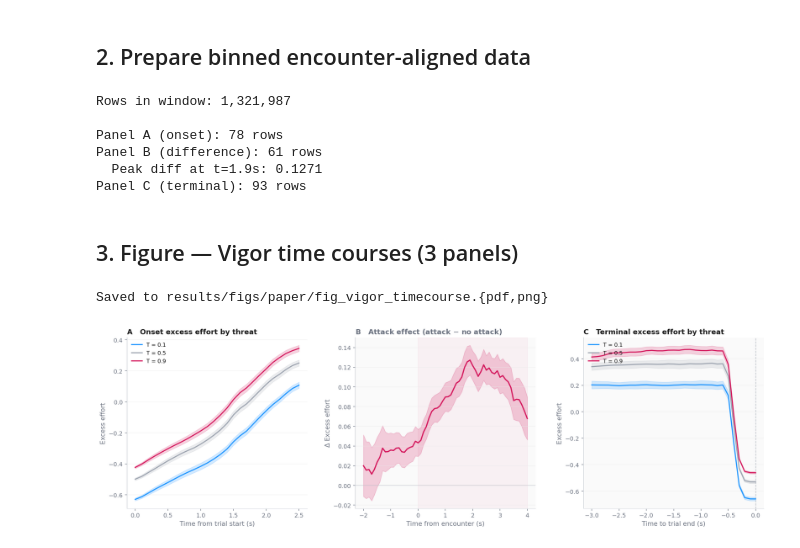
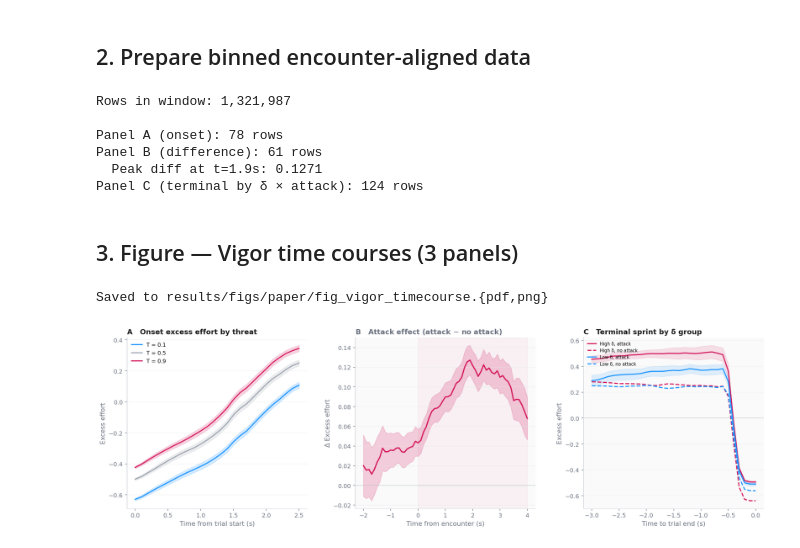
Before and after one commit to nssokada/EffortForagingUnderThreat, a Jupyter notebook: notebooks/06_paper_pipeline/11_vigor_timecourse.ipynb, the cells around one changed output. Drawn from its saved outputs; the diff is of its cells as text; code cells hidden in the pictures.

```diff
--- a/notebooks/06_paper_pipeline/11_vigor_timecourse.ipynb
+++ b/notebooks/06_paper_pipeline/11_vigor_timecourse.ipynb
@@ -103,32 +103,39 @@ panel_b = _diff.groupby('t_bin')['attack_effect'].agg(['mean','sem']).reset_inde
 print(f"Panel B (difference): {len(panel_b)} rows")
 print(f"  Peak diff at t={panel_b.loc[panel_b['mean'].idxmax(), 't_bin']:.1f}s: {panel_b['mean'].max():.4f}")
 
-# ── Panel C data: TERMINAL period excess by threat (end-aligned) ─────────
+# ── Panel C data: Terminal attack effect by HIGH vs LOW δ ────────────────
+import os, sys
+params_v = pd.read_csv('/workspace/results/stats/mcmc_vigor_params.csv')
+ts = ts.merge(params_v[['subj','delta_mcmc']], on='subj', how='left')
+delta_median = ts.groupby('subj')['delta_mcmc'].first().median()
+ts['delta_group'] = np.where(ts['delta_mcmc'] >= delta_median, 'High', 'Low')
+
 ts_term = ts[(ts['t_end'] >= -3.0) & (ts['t_end'] <= 0)].copy()
 ts_term['t_bin'] = (ts_term['t_end'] / BIN_SIZE).round() * BIN_SIZE
 ts_term['t_bin'] = ts_term['t_bin'].round(2)
 
+# Per subject × delta_group × attack × time bin
 subj_term = (
     ts_term
-    .groupby(['subj', 'threat', 't_bin'])['excess']
+    .groupby(['subj', 'delta_group', 'isAttackTrial', 't_bin'])['excess']
     .mean()
     .reset_index()
 )
 
 panel_c = (
     subj_term
-    .groupby(['threat', 't_bin'])['excess']
+    .groupby(['delta_group', 'isAttackTrial', 't_bin'])['excess']
     .agg(['mean', 'sem'])
     .reset_index()
 )
-print(f"Panel C (terminal): {len(panel_c)} rows")
+print(f"Panel C (terminal by δ × attack): {len(panel_c)} rows")
 # %% [output]
 Rows in window: 1,321,987
 
 Panel A (onset): 78 rows
 Panel B (difference): 61 rows
   Peak diff at t=1.9s: 0.1271
-Panel C (terminal): 93 rows
+Panel C (terminal by δ × attack): 124 rows
 # %% [markdown]
 ## 3. Figure — Vigor time courses (3 panels)
 # %%
@@ -170,43 +177,48 @@ ax.plot(pb['t_bin'], pb['mean'], color=Colors.RUBY1, lw=2)
 ax.fill_between(pb['t_bin'],
                 pb['mean'] - 1.96 * pb['sem'],
                 pb['mean'] + 1.96 * pb['sem'],
                 color=Colors.RUBY1, alpha=0.2)
 ax.axvspan(0, 4, color=Colors.RUBY1, alpha=0.04)
 ax.set_title('B   Attack effect (attack $-$ no attack)', fontsize=12, fontweight='bold',
              color=Colors.INK, loc='left')
 style_axis(ax, ylabel='$\\Delta$ Excess effort',
            xlabel='Time from encounter (s)')
 
-# ── Panel C: Terminal excess effort by threat ─────────────────────────
+# ── Panel C: Terminal attack effect by δ group ────────────────────────
 ax = axes[2]
 ax.set_facecolor('#fafafa')
+ax.axhline(0, color='#9ca3af', ls='-', lw=0.8, alpha=0.5)
 
-for threat_val, color in THREAT_COLORS.items():
-    d = panel_c[panel_c['threat'] == threat_val].sort_values('t_bin')
-    ax.plot(d['t_bin'], d['mean'], color=color, lw=1.8,
-            label=f'T = {threat_val}', zorder=3)
-    ax.fill_between(d['t_bin'],
-                    d['mean'] - 1.96 * d['sem'],
-                    d['mean'] + 1.96 * d['sem'],
-                    color=color, alpha=0.18, zorder=2)
+line_styles = {
+    ('High', 1): (Colors.RUBY1, '-', 'High δ, attack'),
+    ('High', 0): (Colors.RUBY1, '--', 'High δ, no attack'),
+    ('Low', 1): (Colors.CERULEAN2, '-', 'Low δ, attack'),
+    ('Low', 0): (Colors.CERULEAN2, '--', 'Low δ, no attack'),
+}
 
-ax.axvline(0, color='#9ca3af', ls='--', lw=1, alpha=0.7)
-ax.legend(fontsize=9, frameon=False, loc='upper left')
-ax.set_title('C   Terminal excess effort by threat', fontsize=12, fontweight='bold',
+for (dg, att), (color, ls, label) in line_styles.items():
+    d = panel_c[(panel_c['delta_group']==dg) & (panel_c['isAttackTrial']==att)].sort_values('t_bin')
+    ax.plot(d['t_bin'], d['mean'], color=color, ls=ls, lw=1.8, label=label, zorder=3)
+    if ls == '-':  # only shade attack lines
+        ax.fill_between(d['t_bin'], d['mean']-1.96*d['sem'], d['mean']+1.96*d['sem'],
+                        color=color, alpha=0.12, zorder=2)
+
+ax.legend(fontsize=7.5, frameon=False, loc='upper left', ncol=1)
+ax.set_title('C   Terminal sprint by δ group', fontsize=12, fontweight='bold',
              color=Colors.DARK_GREY, loc='left')
 style_axis(ax, ylabel='Excess effort',
            xlabel='Time to trial end (s)')
 
 fig.tight_layout(w_pad=3.0)
 
 import os
 os.makedirs('/workspace/results/figs/paper', exist_ok=True)
 fig.savefig('/workspace/results/figs/paper/fig_vigor_timecourse.pdf',
             bbox_inches='tight', dpi=300)
 fig.savefig('/workspace/results/figs/paper/fig_vigor_timecourse.png',
             bbox_inches='tight', dpi=300)
 print("Saved to results/figs/paper/fig_vigor_timecourse.{pdf,png}")
 plt.show()
 # %% [output]
 Saved to results/figs/paper/fig_vigor_timecourse.{pdf,png}
-[figure, old version]
+[figure, new version]
```
Also changed, not shown: 2 other files.
